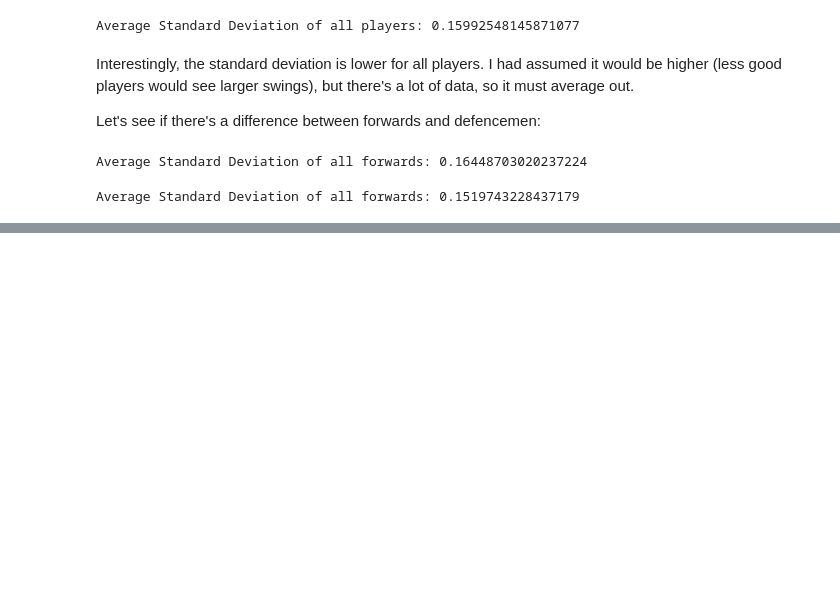
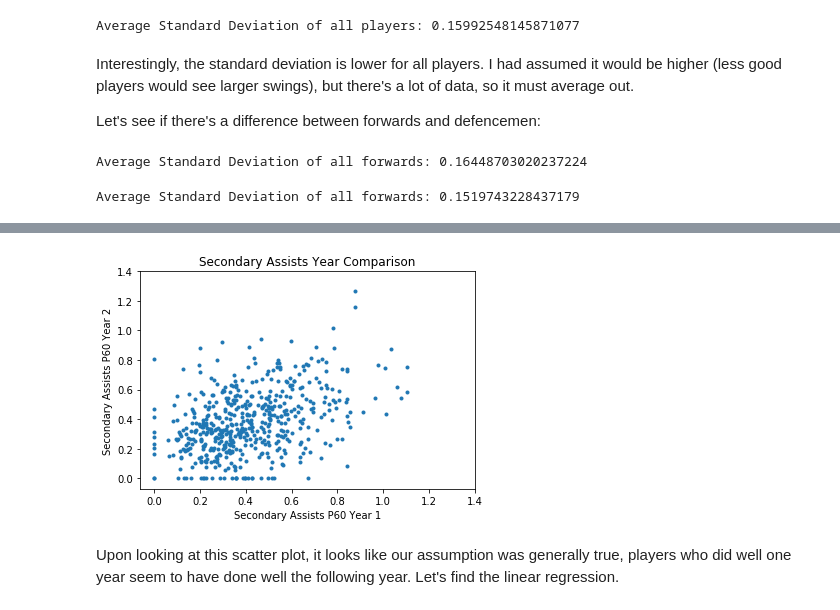
Before and after one commit to dbasilio/data-analysis-hockey, a Jupyter notebook: secondary-assists-analysis.ipynb, the cells around one changed output, grey strips where cells are left out. Drawn from its saved outputs; the diff is of its cells as text; code cells hidden in the pictures; blank space fills up the shorter version.

```diff
--- a/secondary-assists-analysis.ipynb
+++ b/secondary-assists-analysis.ipynb
@@ -203,0 +204,48 @@ NameError: name 'henrik' is not defined
+# %%
+def get_player_secondary_assists_reshaped(name, group):
+    secondary_assists_rate = group['SA P60']
+    position = group['Position'][0]
+    # we want/need data for both of the years
+    if len(secondary_assists_rate) != 2:
+        return
+    return [
+        name,
+        position,
+        secondary_assists_rate[0],
+        secondary_assists_rate[1],
+   ]
+# %%
+def reshape_data_for_years(year1, year2):
+    valid_year_data = player_data[
+        (player_data.index.get_level_values(0) == year1) |
+        (player_data.index.get_level_values(0) == year2)
+    ]
+    year_over_year_comparison = []
+    data_grouped_by_player = valid_year_data.groupby(level="Player")
+    for name, group in data_grouped_by_player:
+        reshaped_data = get_player_secondary_assists_reshaped(name, group)
+        if reshaped_data:
+            year_over_year_comparison.append(reshaped_data)
+
+    reshaped_data = pd.DataFrame(year_over_year_comparison, columns=[
+        "Player", "Position", "SAP60_Year1", "SAP60_Year2"
+    ])
+    reshaped_data = reshaped_data.set_index("Player")
+    return reshaped_data
+# %%
+def plot_scatter(reshaped_data):
+    ticks = [0.0, 0.2, 0.4, 0.6, 0.8, 1.0, 1.2, 1.4]
+    plt.scatter(reshaped_data['SAP60_Year1'], reshaped_data['SAP60_Year2'], marker='.')
+    plt.xlabel("Secondary Assists P60 Year 1")
+    plt.xticks(ticks)
+    plt.ylabel("Secondary Assists P60 Year 2")
+    plt.yticks(ticks)
+    plt.title("Secondary Assists Year Comparison")
+    plt.show()
+# %%
+reshaped_data_1516 = reshape_data_for_years(2015, 2016)
+plot_scatter(reshaped_data_1516)
+# %% [output]
+[figure, added]
+# %% [markdown]
+Upon looking at this scatter plot, it looks like our assumption was generally true, players who did well one year seem to have done well the following year. Let's find the linear regression.
```
Also changed, not shown: parts of 17 cells of this notebook.
